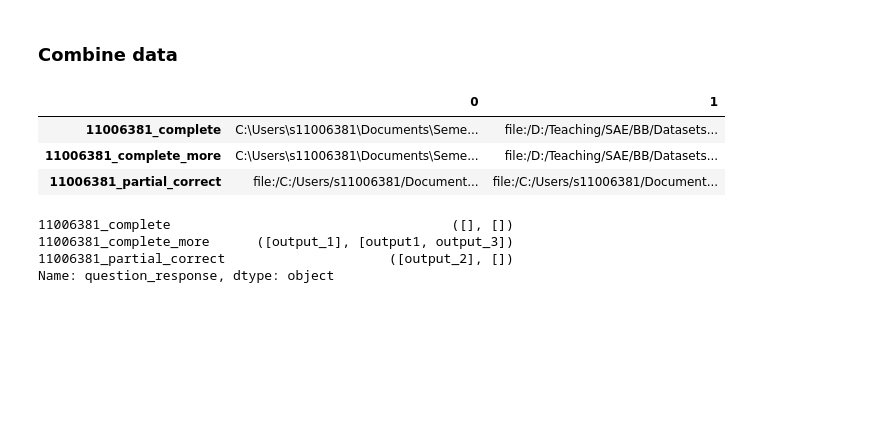
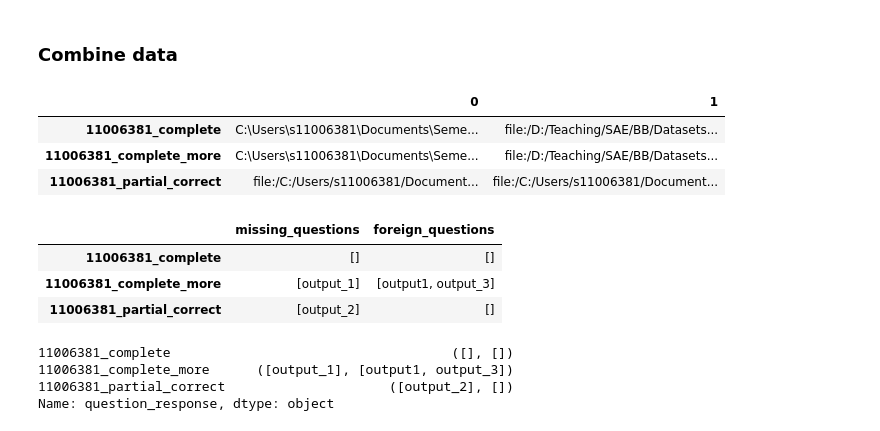
Before and after one commit to zunction/computer-assisted-knime-grading, a Jupyter notebook: workflowgrader.ipynb, the cells around one changed output. Cells and saved outputs as stored; diff of their text form; code cells hidden in the pictures; blank space fills up the shorter version.

```diff
--- a/workflowgrader.ipynb
+++ b/workflowgrader.ipynb
@@ -266,4 +251,12 @@ fp_df
 | 11006381_complete | C:\Users\s11006381\Documents\Seme... | file:/D:/Teaching/SAE/BB/Datasets... |
 | 11006381_complete_more | C:\Users\s11006381\Documents\Seme... | file:/D:/Teaching/SAE/BB/Datasets... |
 | 11006381_partial_correct | file:/C:/Users/s11006381/Document... | file:/C:/Users/s11006381/Document... |
+# %%
+cqr_df = pd.DataFrame.from_dict(cqr,orient='index',columns=['missing_questions','foreign_questions'])
+cqr_df
+# %% [output]
+|  | missing_questions | foreign_questions |
+| 11006381_complete | [] | [] |
+| 11006381_complete_more | [output_1] | [output1, output_3] |
+| 11006381_partial_correct | [output_2] | [] |
 # %%
```
Also changed, not shown: parts of 30 cells of this notebook, 2 other files.
